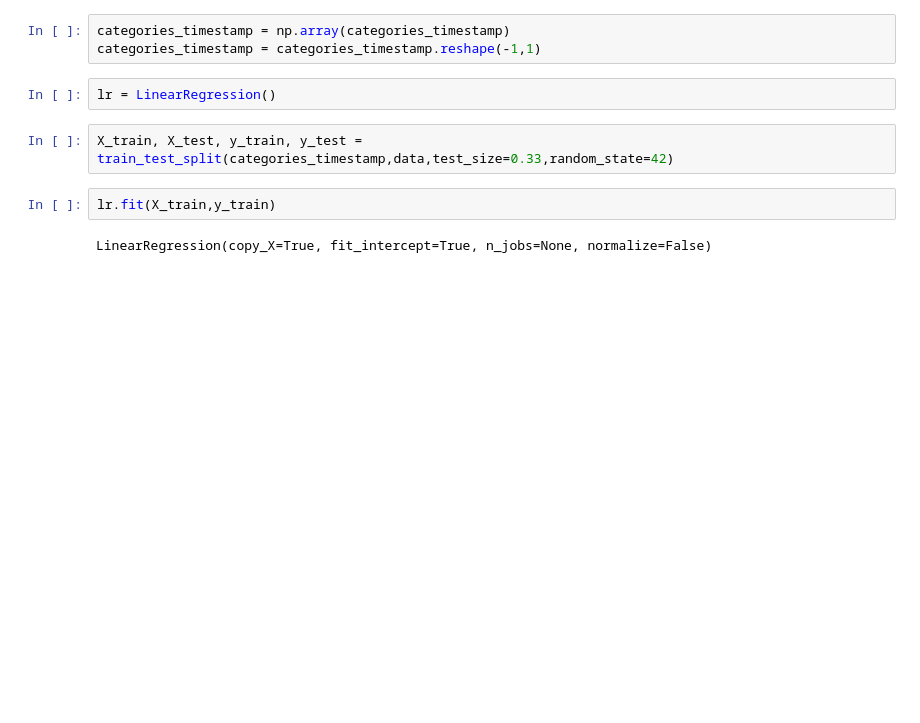
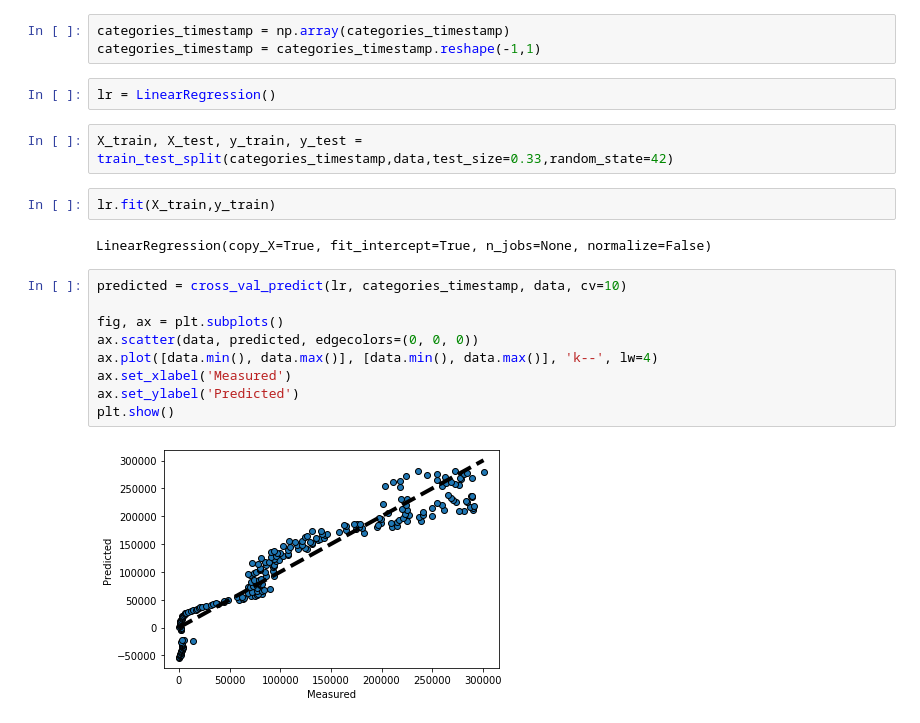
Before and after one commit to hugoyervides/coronavirus-lr, a Jupyter notebook: main.ipynb, the cells around one changed output. Drawn from its saved outputs; the diff is of its cells as text; blank space fills up the shorter version.

```diff
--- a/main.ipynb
+++ b/main.ipynb
@@ -65,3 +66,14 @@ X_train, X_test, y_train, y_test = train_test_split(categories_timestamp,data,te
 lr.fit(X_train,y_train)
 # %% [output]
 LinearRegression(copy_X=True, fit_intercept=True, n_jobs=None, normalize=False)
+# %%
+predicted = cross_val_predict(lr, categories_timestamp, data, cv=10)
+
+fig, ax = plt.subplots()
+ax.scatter(data, predicted, edgecolors=(0, 0, 0))
+ax.plot([data.min(), data.max()], [data.min(), data.max()], 'k--', lw=4)
+ax.set_xlabel('Measured')
+ax.set_ylabel('Predicted')
+plt.show()
+# %% [output]
+[figure, added]
```
Also changed, not shown: parts of 1 cell of this notebook.
